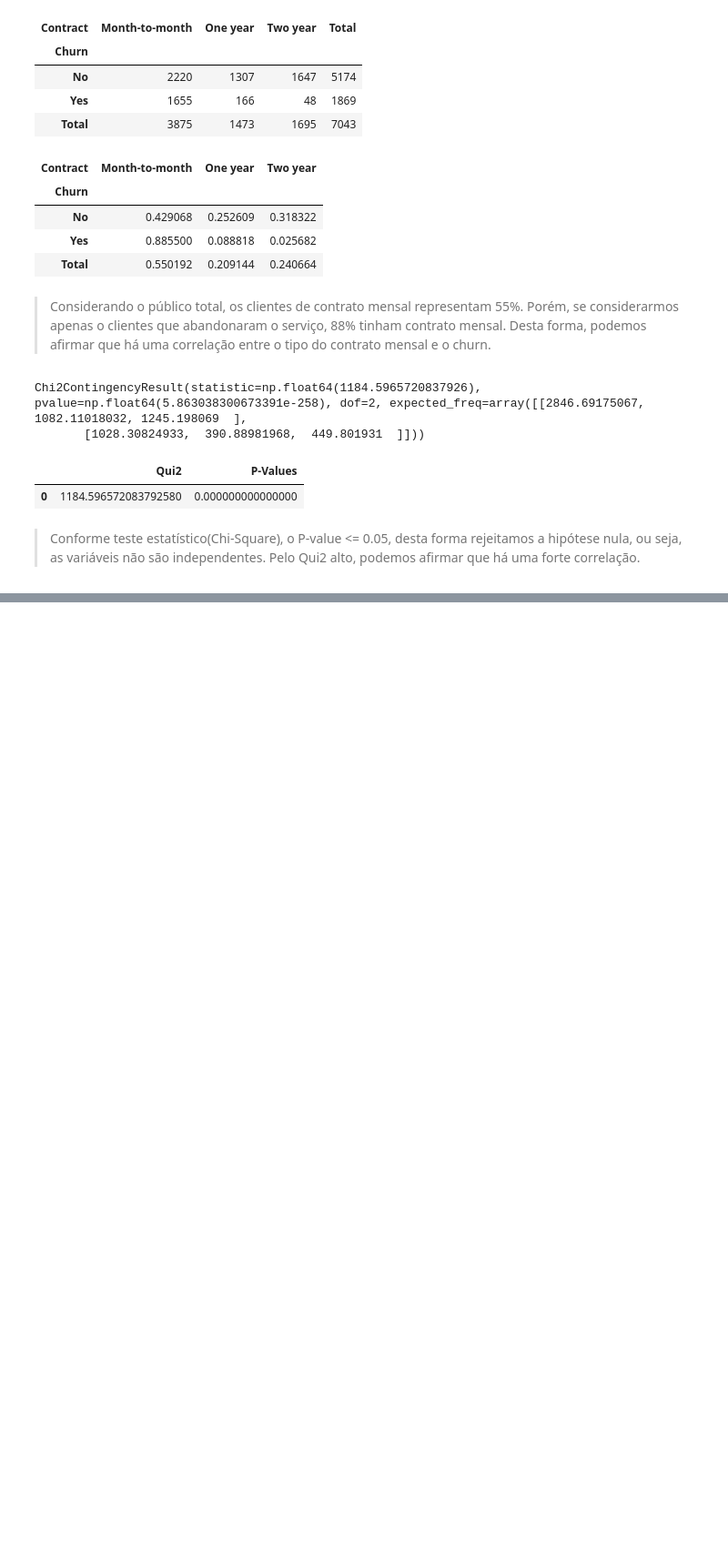
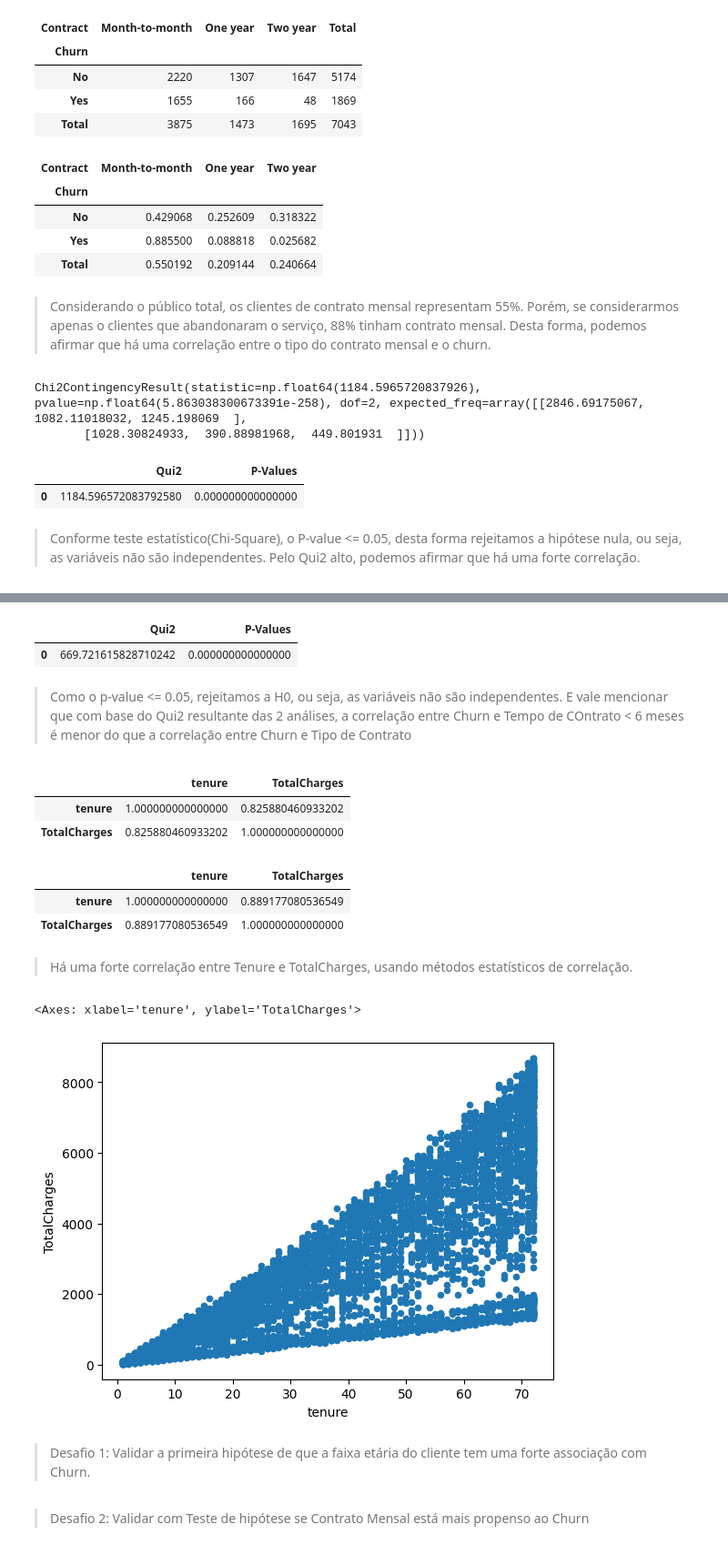
Before and after one commit to jvdlb6/eda-churn, a Jupyter notebook: eda_churn.ipynb, the cells around one changed output, grey strips where cells are left out. Shown at 91% size. Cells and saved outputs as stored; diff of their text form; code cells hidden in the pictures; blank space fills up the shorter version.

```diff
--- a/eda_churn.ipynb
+++ b/eda_churn.ipynb
@@ -829,3 +829,14 @@ df_chi_scores_churn_contract
 | 0 | 1184.596572083792580 | 0.000000000000000 |
 # %% [markdown]
 > Conforme teste estatístico(Chi-Square), o P-value <= 0.05, desta forma rejeitamos a hipótese nula, ou seja, as variáveis não são independentes. Pelo Qui2 alto, podemos afirmar que há uma forte correlação.
+# %%
+# Avaliar a correalação entre uma variável qualiteativa e uma quantitativa
+# Usar o mesmo teste Chi-Square mas transformar a vairável quantitativa em qualitativa
+# Hipóstese: Clientes com menos de 6 meses de contrato são mais propensos a churn
+
+# Criar uma coluna nova no DataFrame com base numa condição de outra coluna
+# Coluna = 'TempoMenor6Meses'
+
+import numpy as np
+
+df_churn['TempoMenor6Meses'] = np.where(df_churn['tenure'] < 6, 'Yes', 'No')
@@ -831,0 +868,41 @@ df_chi_scores_churn_contract
+# %%
+# Analisar os resultados
+df_chi_scores_churn_tenure
+# %% [output]
+|  | Qui2 | P-Values |
+| 0 | 669.721615828710242 | 0.000000000000000 |
+# %% [markdown]
+> Como o p-value <= 0.05, rejeitamos a H0, ou seja, as variáveis não são independentes. E vale mencionar que com base do Qui2 resultante das 2 análises, a correlação entre Churn e Tempo de COntrato < 6 meses é menor do que a correlação entre Churn e Tipo de Contrato
+# %%
+# Correlação entre 2 variáveis numéricas
+# Tenure com TotalCharges
+# A intuição é que quanto mais tempo de contrato maior o valor pago.
+
+# Correlação de Pearson entre as duas variáveis
+df_churn[['tenure', 'TotalCharges']].corr(method='pearson')
+# %% [output]
+|  | tenure | TotalCharges |
+| tenure | 1.000000000000000 | 0.825880460933202 |
+| TotalCharges | 0.825880460933202 | 1.000000000000000 |
+# %%
+# Correlalção de Spearman entre as duas variáveis
+
+df_churn[['tenure', 'TotalCharges']].corr(method='spearman')
+# %% [output]
+|  | tenure | TotalCharges |
+| tenure | 1.000000000000000 | 0.889177080536549 |
+| TotalCharges | 0.889177080536549 | 1.000000000000000 |
+# %% [markdown]
+> Há uma forte correlação entre Tenure e TotalCharges, usando métodos estatísticos de correlação.
+# %%
+# Apresentar Plot Scatter entre tenure e TotalCharges
+# Gráfico de dispersão (scatter plot)
+
+df_churn.plot.scatter(x='tenure', y='TotalCharges')
+# %% [output]
+<Axes: xlabel='tenure', ylabel='TotalCharges'>
+[figure, added]
+# %% [markdown]
+> Desafio 1: Validar a primeira hipótese de que a faixa etária do cliente tem uma forte associação com Churn.
+# %% [markdown]
+> Desafio 2: Validar com Teste de hipótese se Contrato Mensal está mais propenso ao Churn
```
Also changed, not shown: parts of 5 cells of this notebook.
